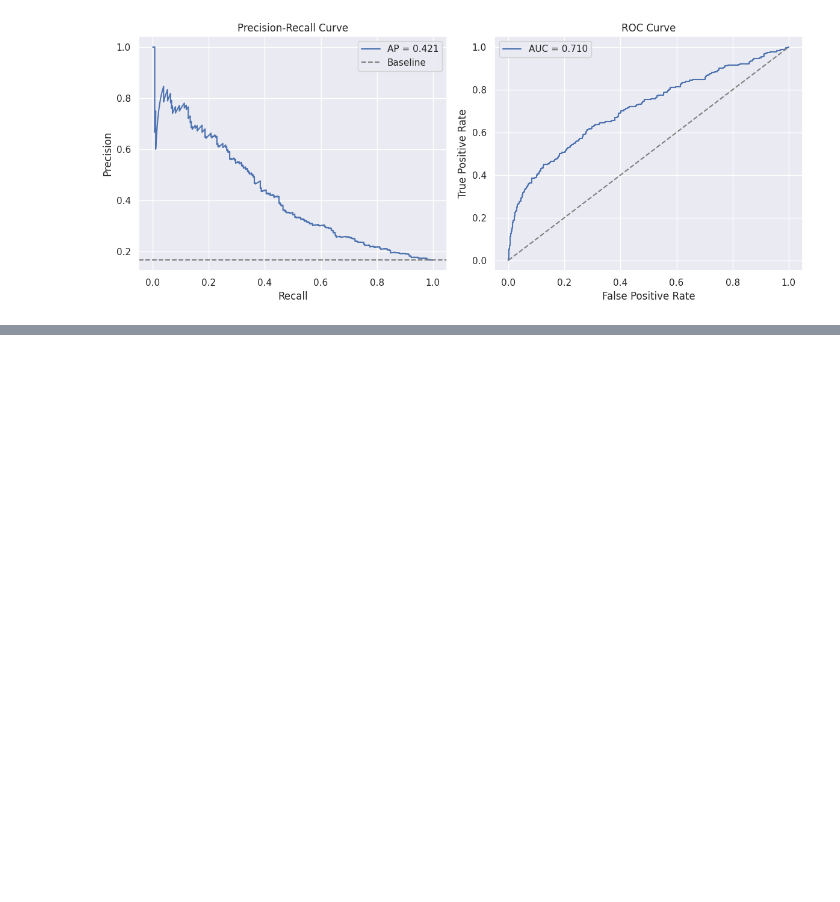
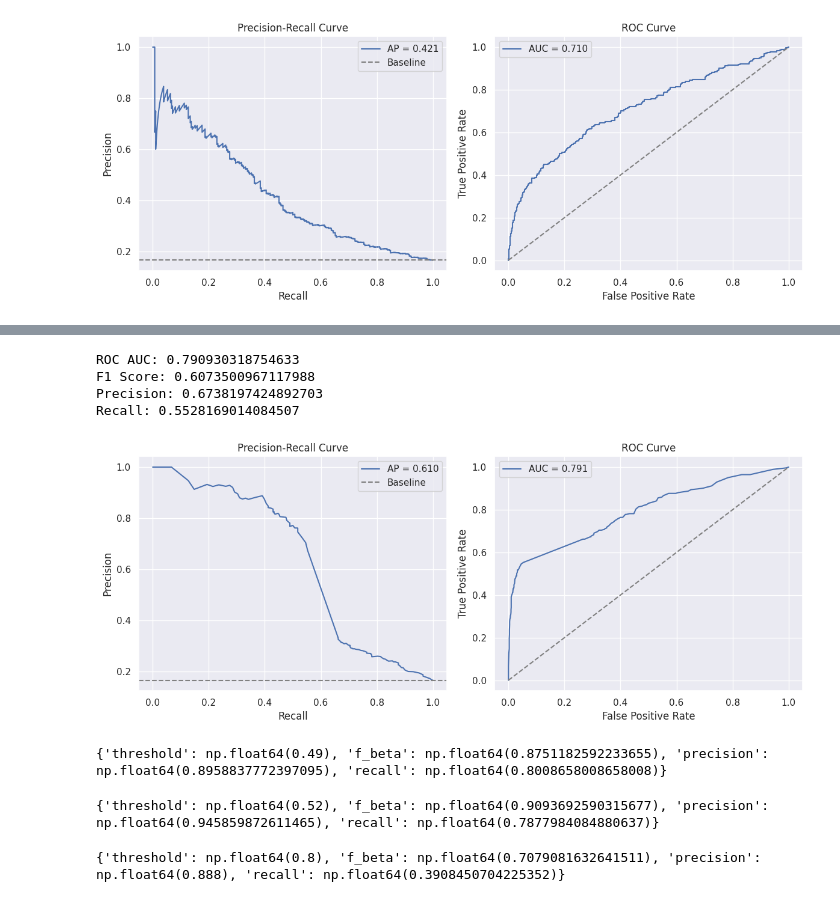
Before and after one commit to OmerBelsky/GRD, a Jupyter notebook: result_tables.ipynb, the cells around one changed output, grey strips where cells are left out. Drawn from its saved outputs; the diff is of its cells as text; code cells hidden in the pictures; blank space fills up the shorter version.

```diff
--- a/result_tables.ipynb
+++ b/result_tables.ipynb
@@ -888,0 +1158,8 @@ Recall: 0.6373239436619719
+# %%
+get_metrics(wild_guard_response_test['label'], y_response_pred, tau=0.5)
+# %% [output]
+ROC AUC: 0.790930318754633
+F1 Score: 0.6073500967117988
+Precision: 0.6738197424892703
+Recall: 0.5528169014084507
+[figure, added]
@@ -888,0 +1196,30 @@ Recall: 0.6373239436619719
+# %%
+result = optimal_fbeta_threshold(
+    y_test,
+    y_pred,
+    beta=0.5,
+)
+
+print(result)
+# %% [output]
+{'threshold': np.float64(0.49), 'f_beta': np.float64(0.8751182592233655), 'precision': np.float64(0.8958837772397095), 'recall': np.float64(0.8008658008658008)}
+# %%
+result = optimal_fbeta_threshold(
+    wild_guard_prompts_test['label'],
+    y_prompt_pred,
+    beta=0.5,
+)
+
+print(result)
+# %% [output]
+{'threshold': np.float64(0.52), 'f_beta': np.float64(0.9093692590315677), 'precision': np.float64(0.945859872611465), 'recall': np.float64(0.7877984084880637)}
+# %%
+result = optimal_fbeta_threshold(
+    wild_guard_response_test['label'],
+    y_response_pred,
+    beta=0.5,
+)
+
+print(result)
+# %% [output]
+{'threshold': np.float64(0.8), 'f_beta': np.float64(0.7079081632641511), 'precision': np.float64(0.888), 'recall': np.float64(0.3908450704225352)}
```
Also changed, not shown: parts of 10 cells of this notebook, 6 other files.
